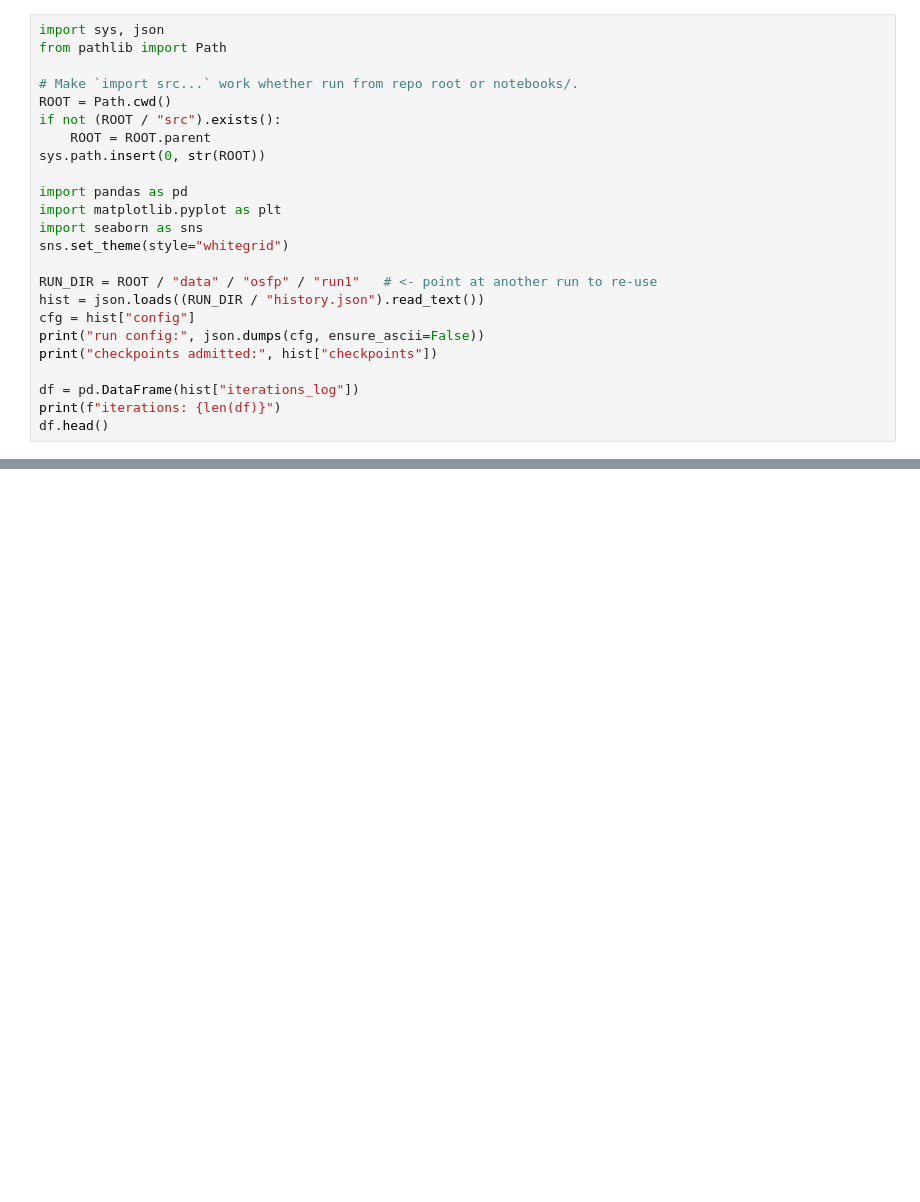
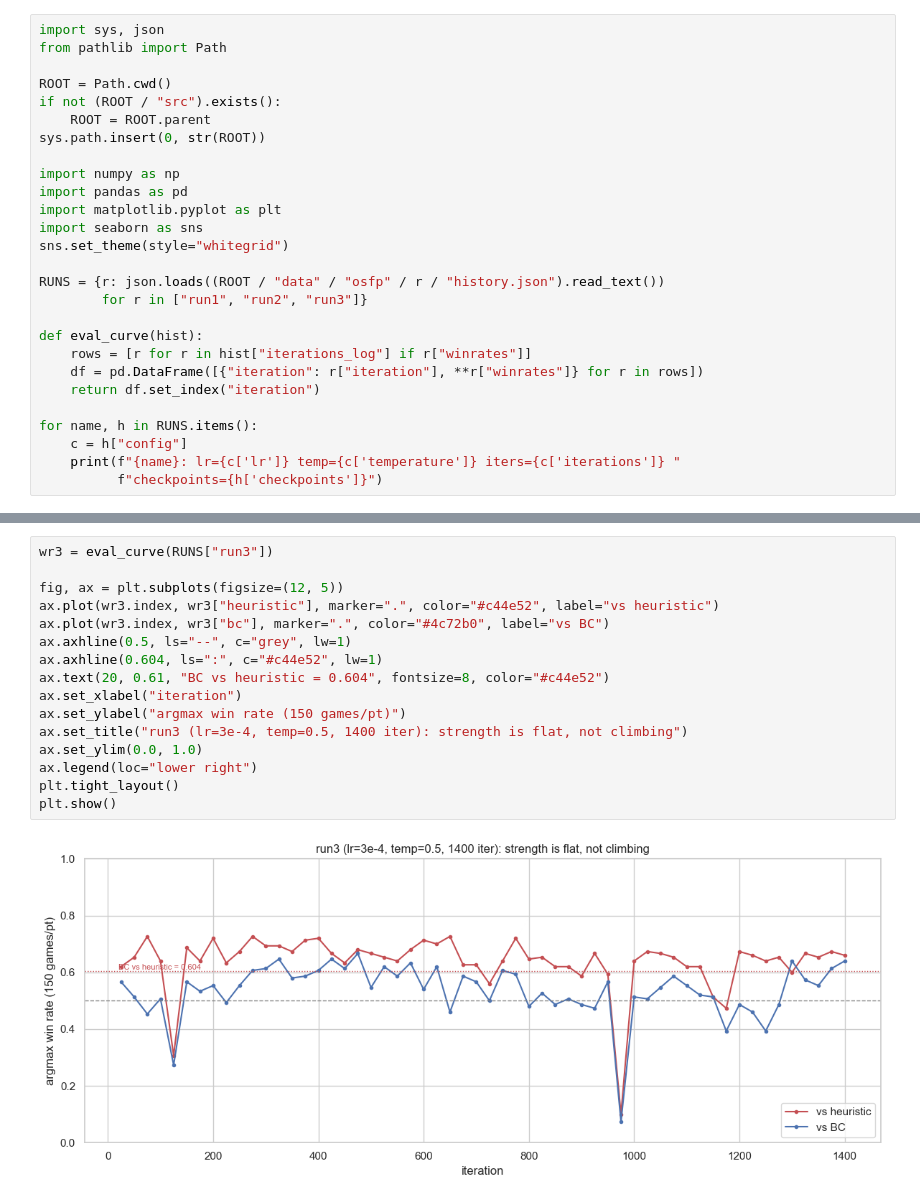
Before and after one commit to kohbanye/kaggle-pokemon, a Jupyter notebook: notebooks/02_osfp_training.ipynb, the cells around one changed output, grey strips where cells are left out. Cells and saved outputs as stored; diff of their text form; blank space fills up the shorter version.

```diff
--- a/notebooks/02_osfp_training.ipynb
+++ b/notebooks/02_osfp_training.ipynb
@@ -15,24 +19,27 @@ answers: **does self-play RL move strength above the BC starting point?**
 import sys, json
 from pathlib import Path
 
-# Make `import src...` work whether run from repo root or notebooks/.
 ROOT = Path.cwd()
 if not (ROOT / "src").exists():
     ROOT = ROOT.parent
 sys.path.insert(0, str(ROOT))
 
+import numpy as np
 import pandas as pd
 import matplotlib.pyplot as plt
 import seaborn as sns
 sns.set_theme(style="whitegrid")
 
-RUN_DIR = ROOT / "data" / "osfp" / "run1"   # <- point at another run to re-use
-hist = json.loads((RUN_DIR / "history.json").read_text())
-cfg = hist["config"]
-print("run config:", json.dumps(cfg, ensure_ascii=False))
-print("checkpoints admitted:", hist["checkpoints"])
+RUNS = {r: json.loads((ROOT / "data" / "osfp" / r / "history.json").read_text())
+        for r in ["run1", "run2", "run3"]}
 
-df = pd.DataFrame(hist["iterations_log"])
-print(f"iterations: {len(df)}")
-df.head()
+def eval_curve(hist):
+    rows = [r for r in hist["iterations_log"] if r["winrates"]]
+    df = pd.DataFrame([{"iteration": r["iteration"], **r["winrates"]} for r in rows])
+    return df.set_index("iteration")
+
+for name, h in RUNS.items():
+    c = h["config"]
+    print(f"{name}: lr={c['lr']} temp={c['temperature']} iters={c['iterations']} "
+          f"checkpoints={h['checkpoints']}")
 # %% [output]
@@ -105,0 +56,18 @@ and how the checkpoint pool grew (admission by win-rate threshold or patience).
+# %%
+wr3 = eval_curve(RUNS["run3"])
+
+fig, ax = plt.subplots(figsize=(12, 5))
+ax.plot(wr3.index, wr3["heuristic"], marker=".", color="#c44e52", label="vs heuristic")
+ax.plot(wr3.index, wr3["bc"], marker=".", color="#4c72b0", label="vs BC")
+ax.axhline(0.5, ls="--", c="grey", lw=1)
+ax.axhline(0.604, ls=":", c="#c44e52", lw=1)
+ax.text(20, 0.61, "BC vs heuristic = 0.604", fontsize=8, color="#c44e52")
+ax.set_xlabel("iteration")
+ax.set_ylabel("argmax win rate (150 games/pt)")
+ax.set_title("run3 (lr=3e-4, temp=0.5, 1400 iter): strength is flat, not climbing")
+ax.set_ylim(0.0, 1.0)
+ax.legend(loc="lower right")
+plt.tight_layout()
+plt.show()
+# %% [output]
+[figure, added]
```
Also changed, not shown: parts of 18 cells of this notebook, 3 other files.
